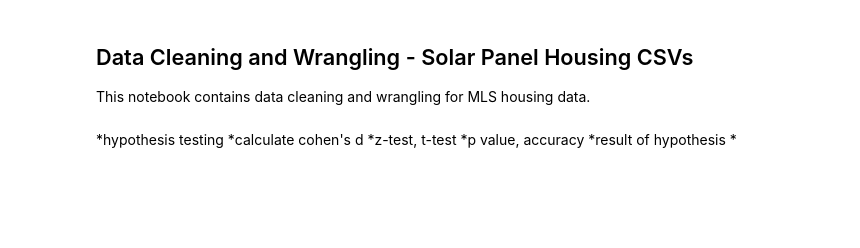
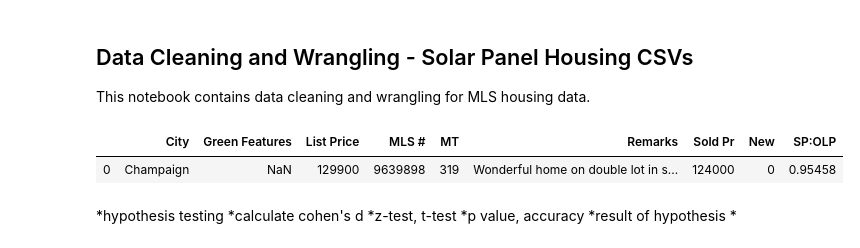
Before and after one commit to nqabell89/Solar-Panel-Impact-on-Illinois-Home-Value, a Jupyter notebook: Data_Preprocessing.ipynb, the cells around one changed output. Saved outputs shown, nothing was run; the diff lists cells and outputs as text; code cells hidden in the pictures; blank space fills up the shorter version.

```diff
--- a/Data_Preprocessing.ipynb
+++ b/Data_Preprocessing.ipynb
@@ -55,9 +55,6 @@ solar_df.drop(columns=['Stat', 'CP', 'SP:LP', 'Elec Suppl',
                        '% PCH - PLP', 'has_solar'], inplace=True)
 # %%
 solar_df.rename(columns={"SP:OLP": "% SP:OLP"}, inplace=True)
-# %%
-solar_df['% SP:OLP'] = solar_df['% SP:OLP'].map(lambda x: x.replace('%', ''))
-solar_df['% SP:OLP'] = solar_df['% SP:OLP'].astype(int)
 # %%
 def new_const(row):
     if row['New Const'] == 'Yes':
@@ -65,6 +62,13 @@ def new_const(row):
     else:
         return 0
 solar_df['New'] = solar_df.apply(new_const, axis = 1)
+# %%
+solar_df['SP:OLP'] = solar_df['Sold Pr']/solar_df['List Price']
+solar_df.drop(columns=['% SP:OLP', 'New Const'], inplace=True)
+solar_df.head(1)
+# %% [output]
+|  | City | Green Features | List Price | MLS # | MT | Remarks | Sold Pr | New | SP:OLP |
+| 0 | Champaign | NaN | 129900 | 9639898 | 319 | Wonderful home on double lot in s... | 124000 | 0 | 0.95458 |
 # %%
 pop_df.to_pickle("./witho_df.pkl")
 # %% [markdown]
```
Also changed, not shown: parts of 4 cells of this notebook, 7 other files.
